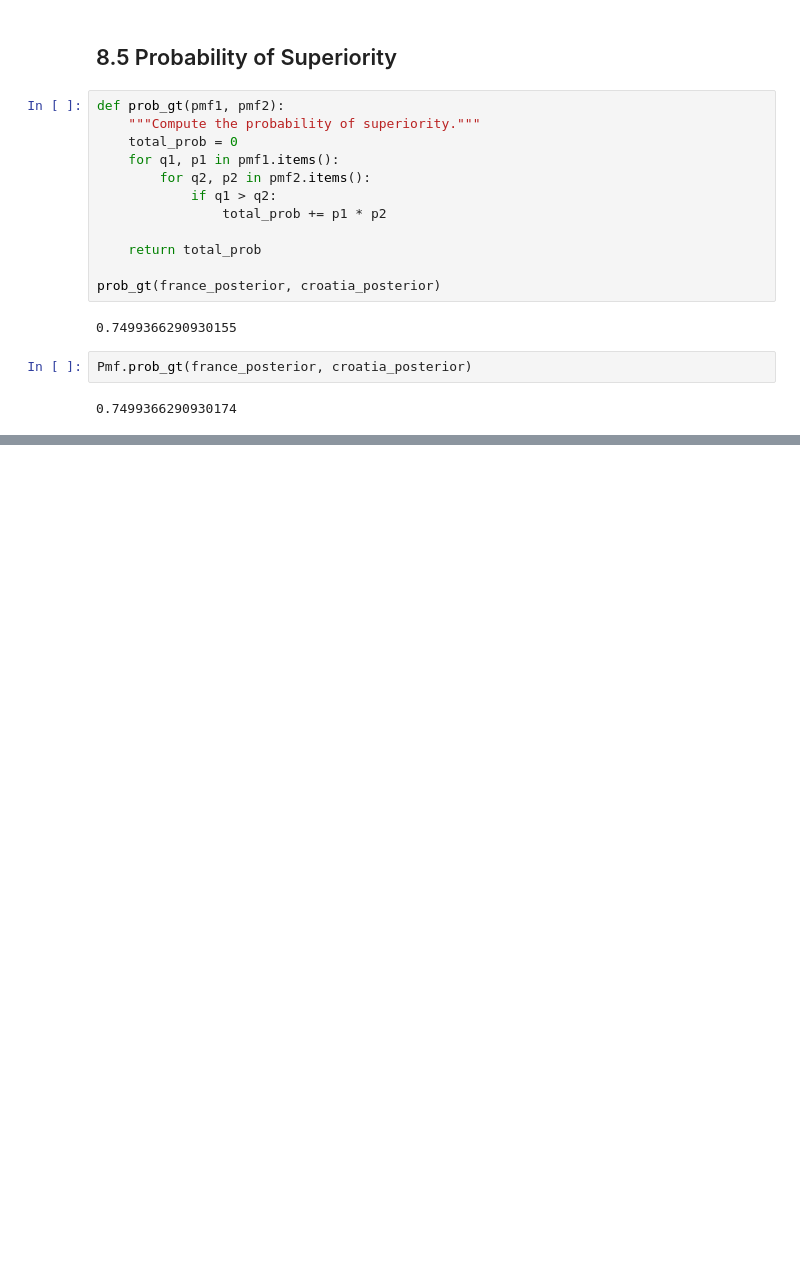
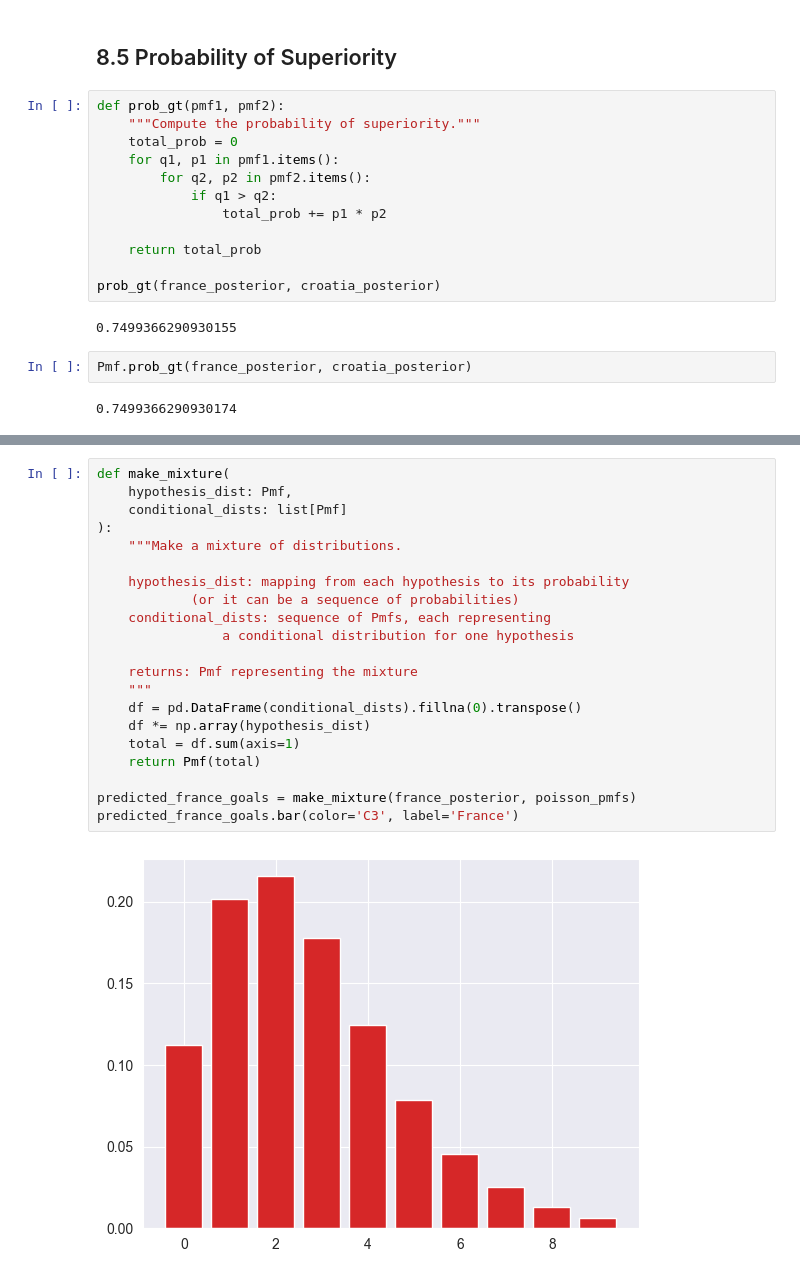
Before and after one commit to Xupeiyi/think-bayes, a Jupyter notebook: chapter8.ipynb, the cells around one changed output, grey strips where cells are left out. Drawn from its saved outputs; the diff is of its cells as text; blank space fills up the shorter version.

```diff
--- a/chapter8.ipynb
+++ b/chapter8.ipynb
@@ -117,0 +143,23 @@ Pmf.prob_gt(france_posterior, croatia_posterior)
+# %%
+def make_mixture(
+    hypothesis_dist: Pmf,
+    conditional_dists: list[Pmf]
+):
+    """Make a mixture of distributions.
+
+    hypothesis_dist: mapping from each hypothesis to its probability
+            (or it can be a sequence of probabilities)
+    conditional_dists: sequence of Pmfs, each representing
+                a conditional distribution for one hypothesis
+
+    returns: Pmf representing the mixture
+    """
+    df = pd.DataFrame(conditional_dists).fillna(0).transpose()
+    df *= np.array(hypothesis_dist)
+    total = df.sum(axis=1)
+    return Pmf(total)
+
+predicted_france_goals = make_mixture(france_posterior, poisson_pmfs)
+predicted_france_goals.bar(color='C3', label='France')
+# %% [output]
+[figure, added]
```
Also changed, not shown: parts of 9 cells of this notebook.
